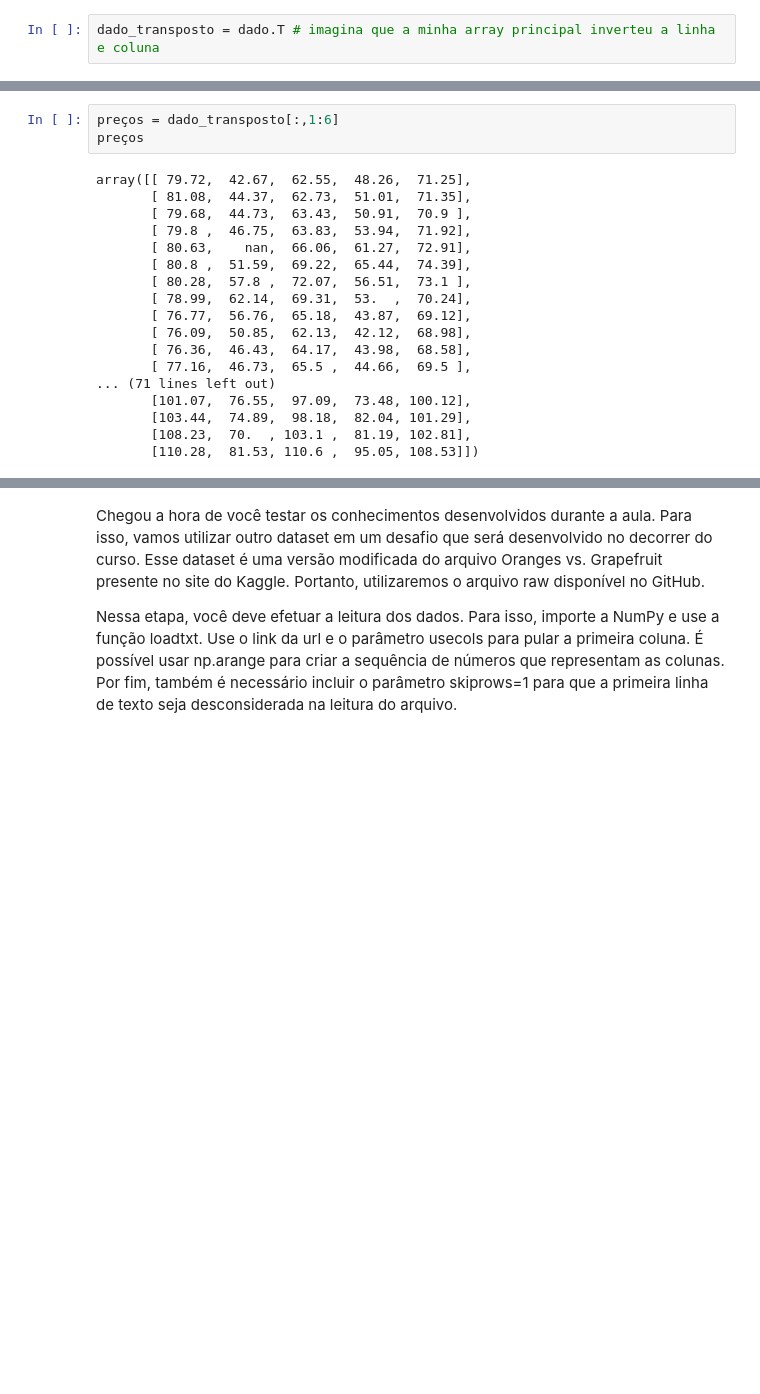
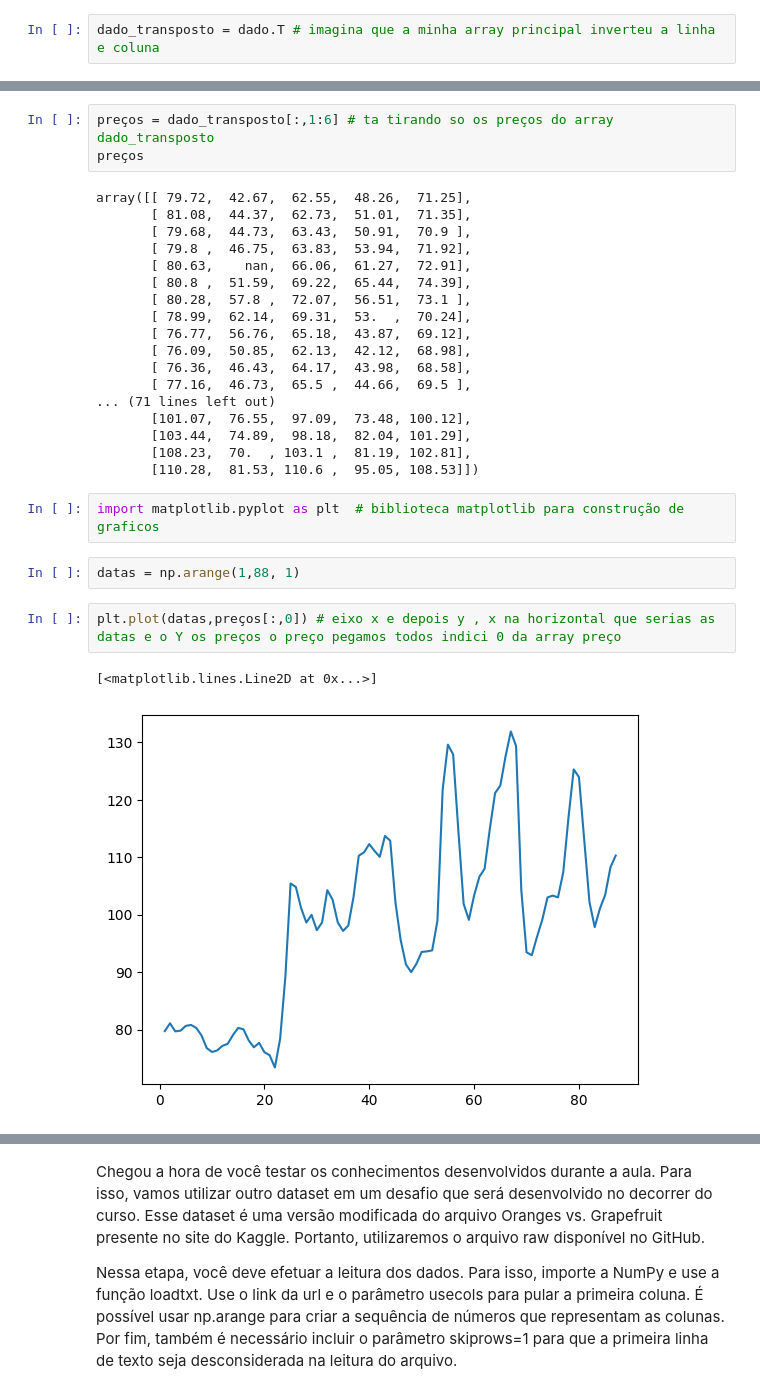
Before and after one commit to felipesayegg/Python-para-Data-Science, a Jupyter notebook: Numpy_curso.ipynb, the cells around one changed output, grey strips where cells are left out. Saved outputs shown, nothing was run; the diff lists cells and outputs as text; blank space fills up the shorter version.

```diff
--- a/Numpy_curso.ipynb
+++ b/Numpy_curso.ipynb
@@ -135,5 +135,5 @@ array([ 1.2013,  2.2013,  3.2013,  4.2013,  5.2013,  6.2013,  7.2013,
 # %%
-preços = dado_transposto[:,1:6]
+preços = dado_transposto[:,1:6] # ta tirando so os preços do array dado_transposto
 preços
 # %% [output]
 array([[ 79.72,  42.67,  62.55,  48.26,  71.25],
@@ -153,3 +153,12 @@ array([[ 79.72,  42.67,  62.55,  48.26,  71.25],
        [103.44,  74.89,  98.18,  82.04, 101.29],
        [108.23,  70.  , 103.1 ,  81.19, 102.81],
        [110.28,  81.53, 110.6 ,  95.05, 108.53]])
+# %%
+import matplotlib.pyplot as plt  # biblioteca matplotlib para construção de graficos
+# %%
+datas = np.arange(1,88, 1)
+# %%
+plt.plot(datas,preços[:,0]) # eixo x e depois y , x na horizontal que serias as datas e o Y os preços o preço pegamos todos indici 0 da array preço
+# %% [output]
+[<matplotlib.lines.Line2D at 0x...>]
+[figure, added]
```
Also changed, not shown: parts of 50 cells of this notebook.
